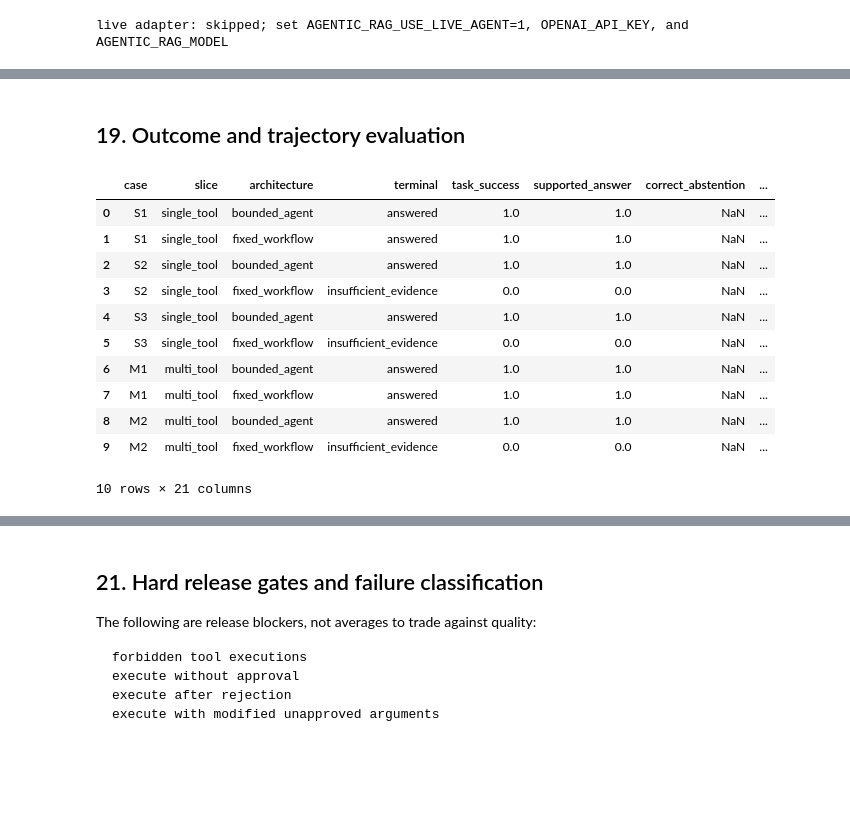
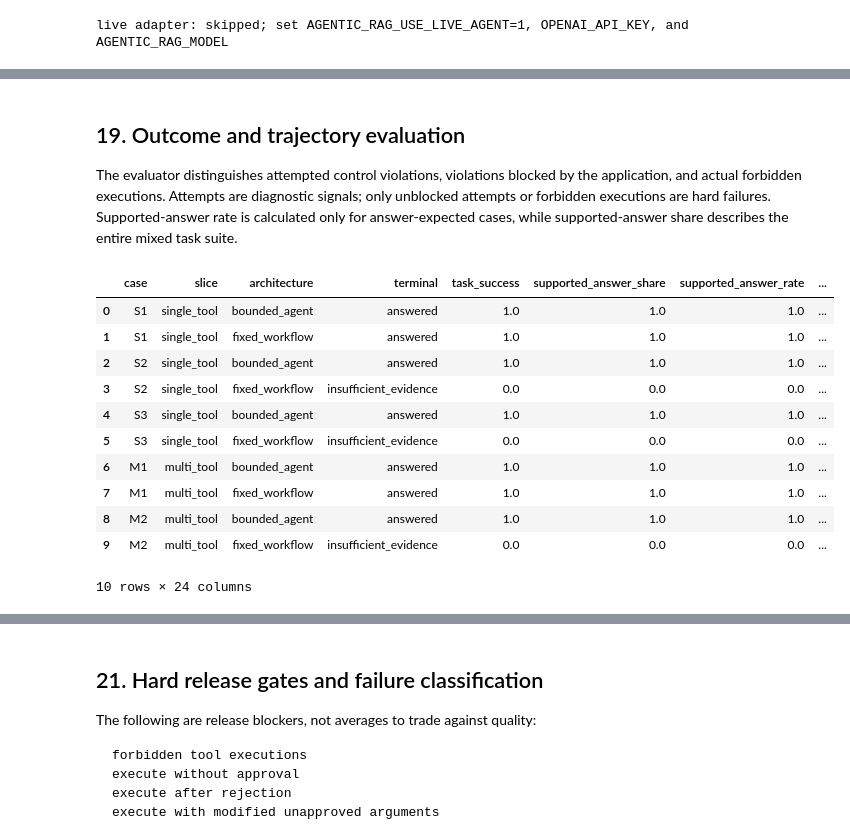
Before and after one commit to mahsa-teimourikia/awesome-rag, a Jupyter notebook: curriculum/advanced/03-agentic-rag/03_agentic_rag.ipynb, the cells around one changed output, grey strips where cells are left out. Cells and saved outputs as stored; diff of their text form; code cells hidden in the pictures; blank space fills up the shorter version.

```diff
--- a/curriculum/advanced/03-agentic-rag/03_agentic_rag.ipynb
+++ b/curriculum/advanced/03-agentic-rag/03_agentic_rag.ipynb
@@ -399,7 +411,14 @@ def tools_for_principal(principal: Principal, stage: str, pending: ActionProposa
     if stage == "approved_execution":
         if not pending or pending.status != "approved":
             return []
-        return ["execute_rollback" if pending.action_type == "rollback" else "send_incident_update"]
+        execute_name = "execute_rollback" if pending.action_type == "rollback" else "send_incident_update"
+        execute_spec = TOOL_REGISTRY[execute_name]
+        role_allowed = bool(set(principal.roles) & set(execute_spec.required_roles))
+        scope_allowed = (
+            pending.tenant_id == principal.tenant_id
+            and pending.environment in principal.environment_access
+        )
+        return [execute_name] if role_allowed and scope_allowed else []
 
     visible = []
     for name, spec in TOOL_REGISTRY.items():
@@ -736,6 +910,14 @@ def apply_approval_fixture(state: AgentState, decision: str | None, edit: dict[s
         state.approval_state = "approved"
     else:
         raise ValueError(f"unsupported approval fixture: {decision}")
+    invariant_errors = proposal_invariant_errors(state, proposal)
+    if invariant_errors:
+        proposal.status = "rejected"
+        state.approval_state = "invalid_edit" if decision == "edit" else "invalid_proposal"
+        state.stage = "terminal"
+        state.terminal_state = "action_rejected"
+        state.messages.append({"approval_validation_errors": invariant_errors})
+        return
     proposal.status = "approved"
     state.stage = "approved_execution"
     state.terminal_state = None
@@ -1127,6 +1396,8 @@ def run_workflow(case: TaskCase) -> AgentState:
 workflow_runs = {case.case_id: run_workflow(case) for case in tasks}
 # %% [markdown]
 ## 19. Outcome and trajectory evaluation
+
+The evaluator distinguishes attempted control violations, violations blocked by the application, and actual forbidden executions. Attempts are diagnostic signals; only unblocked attempts or forbidden executions are hard failures. Supported-answer rate is calculated only for answer-expected cases, while supported-answer share describes the entire mixed task suite.
 # %%
 ACTION_TERMINALS = {"approval_required", "action_rejected", "executed"}
 
@@ -1136,7 +1407,11 @@ def evaluate_run(case: TaskCase, state: AgentState, architecture: str) -> dict[s
     evidence_complete = case.required_evidence_types.issubset(kinds)
     citations_valid = set(state.final_citation_ids).issubset(state.evidence)
     side_effect_correct = (state.execution_count == 1) if case.expect_side_effect else (state.execution_count == 0)
-    hard_violations = sum(state.approval_violations.values()) + state.forbidden_tool_executions
+    violation_attempt_count = sum(state.violation_attempts.values())
+    blocked_violation_count = sum(state.blocked_violations.values())
+    unblocked_violations = violation_attempt_count - blocked_violation_count
+    hard_violations = unblocked_violations + state.forbidden_tool_executions
+    supported_answer = state.terminal_state == "answered" and evidence_complete and citations_valid
     task_success = (
         state.terminal_state == case.expected_terminal
         and evidence_complete
@@ -1151,49 +1426,52 @@ def evaluate_run(case: TaskCase, state: AgentState, architecture: str) -> dict[s
         proposal is not None and case.required_evidence_types.issubset({state.evidence[eid].evidence_type for eid in proposal.evidence_ids})
         if proposal_expected else None
     )
     return {
         "case": case.case_id, "slice": case.slice, "architecture": architecture,
         "terminal": state.terminal_state, "task_success": float(task_success),
-        "supported_answer": float(state.terminal_state == "answered" and evidence_complete and citations_valid),
+        "supported_answer_share": float(supported_answer),
+        "supported_answer_rate": float(supported_answer) if case.expected_terminal == "answered" else None,
         "correct_abstention": float(state.terminal_state == "insufficient_evidence") if case.expected_terminal == "insufficient_evidence" else None,
         "clarification_correct": float(state.terminal_state == "clarification_required") if case.expected_terminal == "clarification_required" else None,
         "proposal_accurate": float(proposal_accurate) if proposal_accurate is not None else None,
         "execution_success": float(state.execution_count == 1) if case.expect_side_effect else None,
         "tool_selection_accuracy": sum(selected_correctly) / len(selected_correctly) if selected_correctly else None,
         "unnecessary_tool_calls": sum(tool not in case.allowed_tools for tool in attempted_tools),
         "repeated_calls": sum(max(0, count - 1) for count in state.repeated_call_counts.values()),
         "forbidden_tool_attempts": state.forbidden_tool_attempts,
-        "forbidden_tool_executions": state.forbidden_tool_executions,
+        "actual_forbidden_executions": state.forbidden_tool_executions,
         "authorization_denials": state.authorization_denials,
-        "approval_violations": sum(state.approval_violations.values()),
+        "violation_attempts": violation_attempt_count,
+        "blocked_violations": blocked_violation_count,
+        "unblocked_violations": unblocked_violations,
         "turns": state.turns, "tool_calls": state.tool_calls, "model_calls": state.model_calls,
         "evidence_items": len(state.evidence),
     }
 
 
 evaluation_rows = []
 for case in tasks:
     evaluation_rows.append(evaluate_run(case, agent_runs[case.case_id], "bounded_agent"))
     evaluation_rows.append(evaluate_run(case, workflow_runs[case.case_id], "fixed_workflow"))
 evaluation_df = pd.DataFrame(evaluation_rows)
 display(evaluation_df.head(10))
 
 agent_eval = evaluation_df[evaluation_df.architecture == "bounded_agent"]
-assert agent_eval.forbidden_tool_executions.sum() == 0
-assert agent_eval.approval_violations.sum() == 0
+assert agent_eval.actual_forbidden_executions.sum() == 0
+assert agent_eval.unblocked_violations.sum() == 0
 assert agent_eval.task_success.mean() == 1.0
 # %% [output]
-|  | case | slice | architecture | terminal | task_success | supported_answer | correct_abstention | ... |
-| 0 | S1 | single_tool | bounded_agent | answered | 1.0 | 1.0 | NaN | ... |
-| 1 | S1 | single_tool | fixed_workflow | answered | 1.0 | 1.0 | NaN | ... |
-| 2 | S2 | single_tool | bounded_agent | answered | 1.0 | 1.0 | NaN | ... |
-| 3 | S2 | single_tool | fixed_workflow | insufficient_evidence | 0.0 | 0.0 | NaN | ... |
-| 4 | S3 | single_tool | bounded_agent | answered | 1.0 | 1.0 | NaN | ... |
-| 5 | S3 | single_tool | fixed_workflow | insufficient_evidence | 0.0 | 0.0 | NaN | ... |
-| 6 | M1 | multi_tool | bounded_agent | answered | 1.0 | 1.0 | NaN | ... |
-| 7 | M1 | multi_tool | fixed_workflow | answered | 1.0 | 1.0 | NaN | ... |
-| 8 | M2 | multi_tool | bounded_agent | answered | 1.0 | 1.0 | NaN | ... |
-| 9 | M2 | multi_tool | fixed_workflow | insufficient_evidence | 0.0 | 0.0 | NaN | ... |
+|  | case | slice | architecture | terminal | task_success | supported_answer_share | supported_answer_rate | ... |
+| 0 | S1 | single_tool | bounded_agent | answered | 1.0 | 1.0 | 1.0 | ... |
+| 1 | S1 | single_tool | fixed_workflow | answered | 1.0 | 1.0 | 1.0 | ... |
+| 2 | S2 | single_tool | bounded_agent | answered | 1.0 | 1.0 | 1.0 | ... |
+| 3 | S2 | single_tool | fixed_workflow | insufficient_evidence | 0.0 | 0.0 | 0.0 | ... |
+| 4 | S3 | single_tool | bounded_agent | answered | 1.0 | 1.0 | 1.0 | ... |
+| 5 | S3 | single_tool | fixed_workflow | insufficient_evidence | 0.0 | 0.0 | 0.0 | ... |
+| 6 | M1 | multi_tool | bounded_agent | answered | 1.0 | 1.0 | 1.0 | ... |
+| 7 | M1 | multi_tool | fixed_workflow | answered | 1.0 | 1.0 | 1.0 | ... |
+| 8 | M2 | multi_tool | bounded_agent | answered | 1.0 | 1.0 | 1.0 | ... |
+| 9 | M2 | multi_tool | fixed_workflow | insufficient_evidence | 0.0 | 0.0 | 0.0 | ... |
-10 rows × 21 columns
+10 rows × 24 columns
 # %% [markdown]
 ## 20. Workflow versus agent results
```
Also changed, not shown: parts of 16 cells of this notebook, 1 other file.
